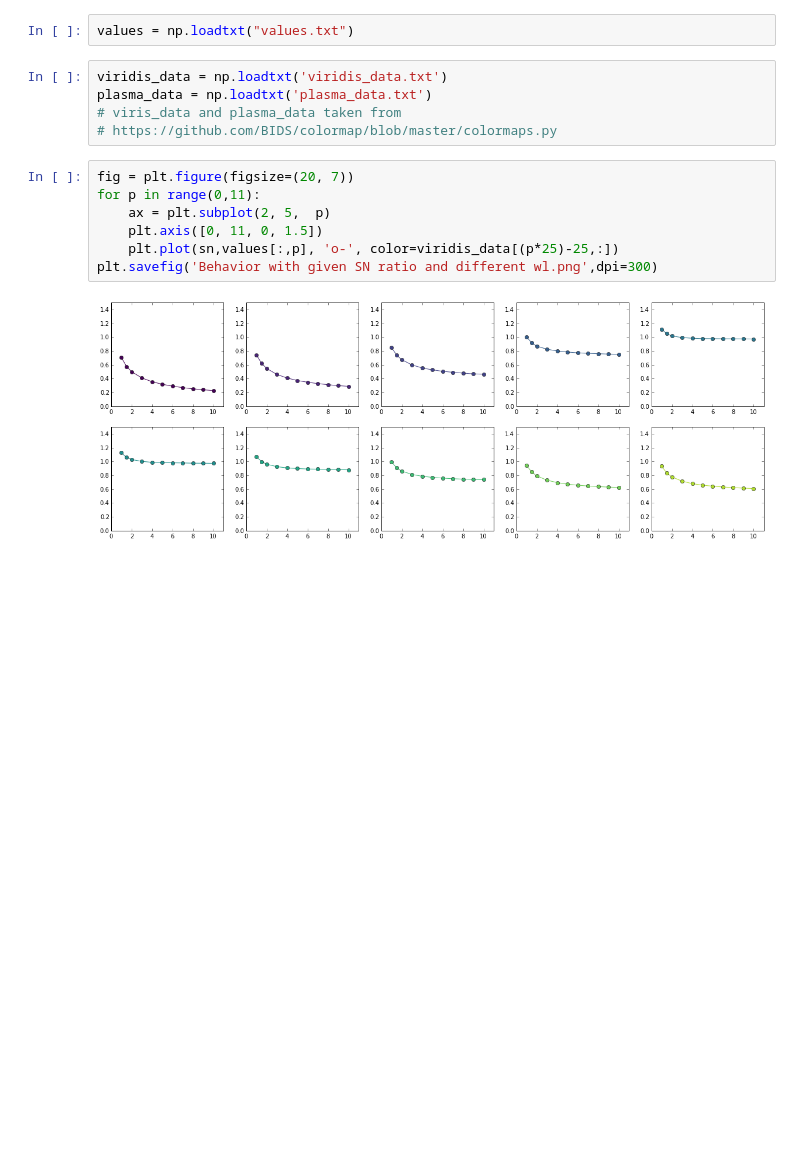
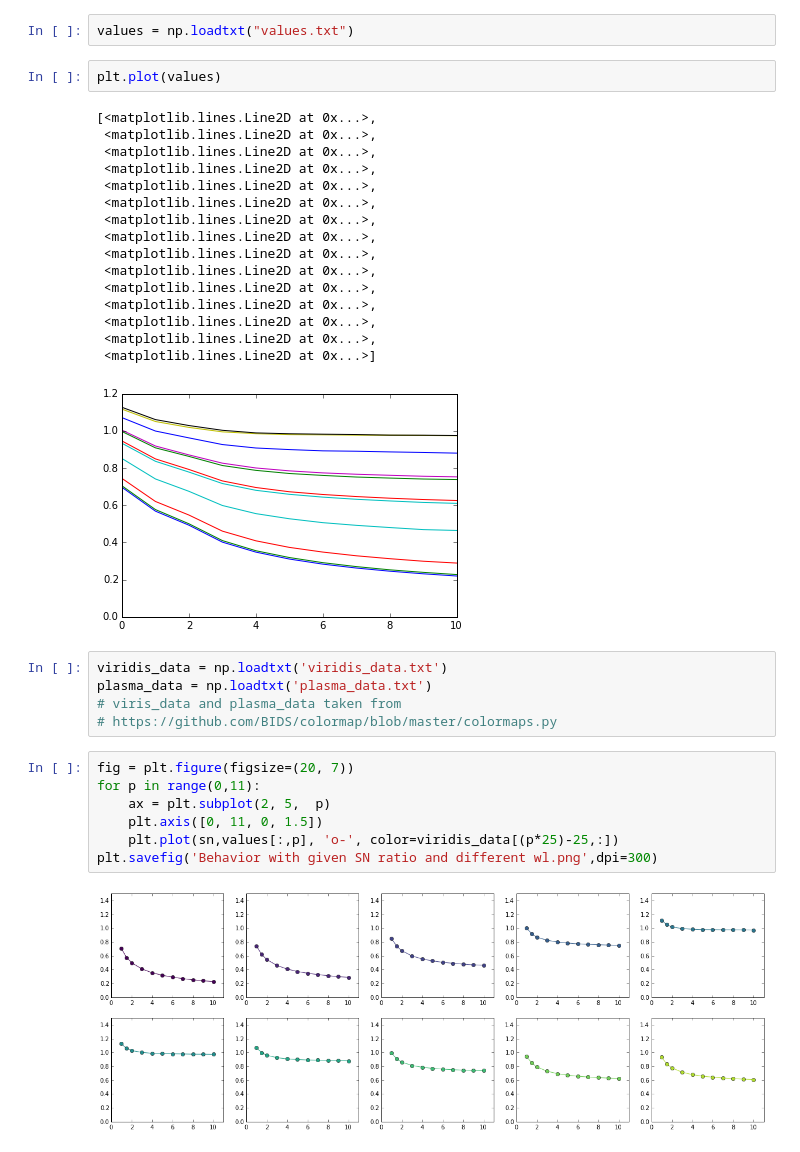
Before and after one commit to ktakagaki/kt-2015-DSPHandsOn, a Jupyter notebook: MedianFilter/Python/06. Behavior of the median filter with white noise/Behavior of the median filter with a noised sine wave.ipynb, the cells around one changed output. Drawn from its saved outputs; the diff is of its cells as text; blank space fills up the shorter version.

```diff
--- a/MedianFilter/Python/06. Behavior of the median filter with white noise/Behavior of the median filter with a noised sine wave.ipynb
+++ b/MedianFilter/Python/06. Behavior of the median filter with white noise/Behavior of the median filter with a noised sine wave.ipynb
@@ -83,5 +87,24 @@ np.savetxt("values.txt", values)
 # %%
 values = np.loadtxt("values.txt")
+# %%
+plt.plot(values)
+# %% [output]
+[<matplotlib.lines.Line2D at 0x...>,
+ <matplotlib.lines.Line2D at 0x...>,
+ <matplotlib.lines.Line2D at 0x...>,
+ <matplotlib.lines.Line2D at 0x...>,
+ <matplotlib.lines.Line2D at 0x...>,
+ <matplotlib.lines.Line2D at 0x...>,
+ <matplotlib.lines.Line2D at 0x...>,
+ <matplotlib.lines.Line2D at 0x...>,
+ <matplotlib.lines.Line2D at 0x...>,
+ <matplotlib.lines.Line2D at 0x...>,
+ <matplotlib.lines.Line2D at 0x...>,
+ <matplotlib.lines.Line2D at 0x...>,
+ <matplotlib.lines.Line2D at 0x...>,
+ <matplotlib.lines.Line2D at 0x...>,
+ <matplotlib.lines.Line2D at 0x...>]
+[figure, added]
 # %%
 viridis_data = np.loadtxt('viridis_data.txt')
 plasma_data = np.loadtxt('plasma_data.txt')
```
Also changed, not shown: parts of 2 cells of this notebook, 10 other files.
